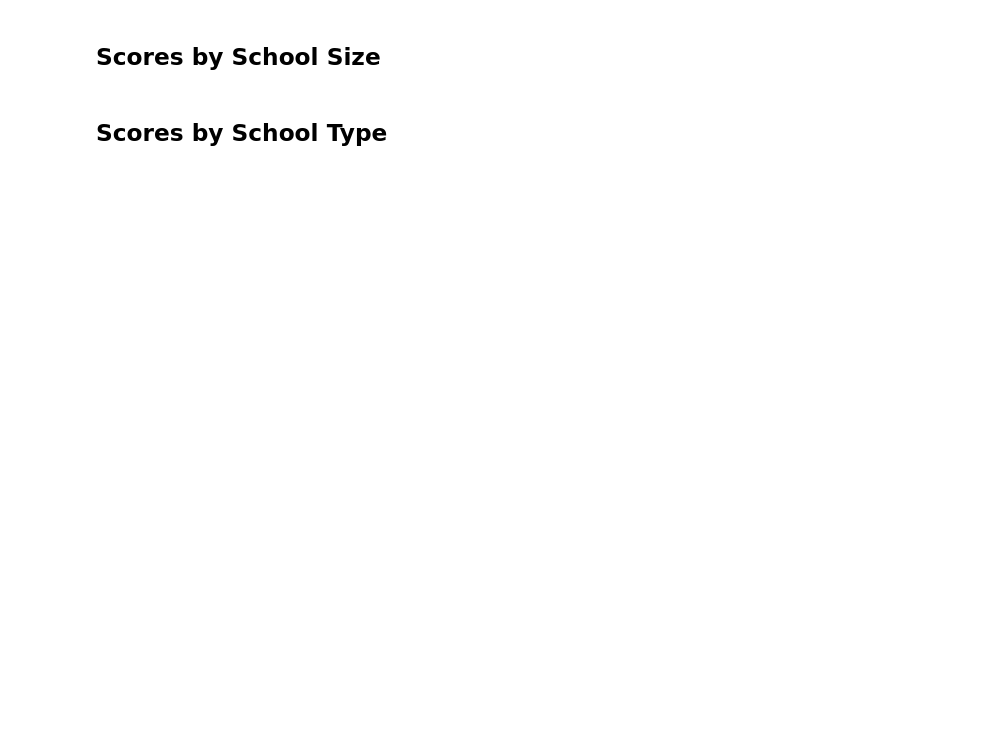
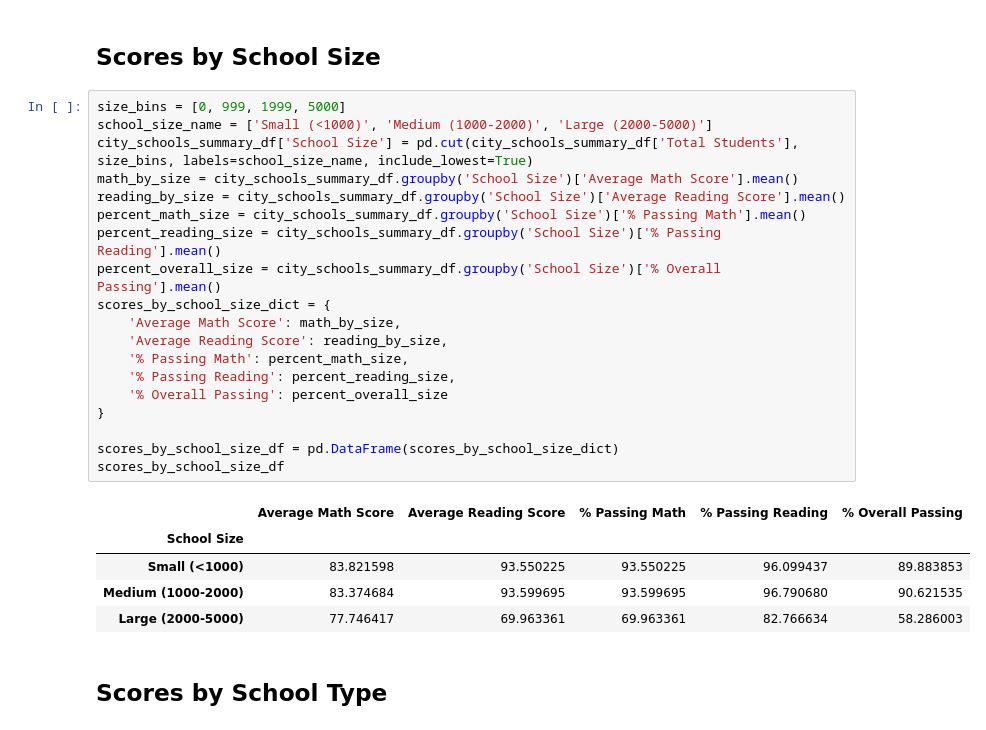
Before and after one commit to abpuccini/pandas-challenge, a Jupyter notebook: PyCitySchools/PyCitySchool.ipynb, the cells around one changed output. Cells and saved outputs as stored; diff of their text form; blank space fills up the shorter version.

```diff
--- a/PyCitySchools/PyCitySchool.ipynb
+++ b/PyCitySchools/PyCitySchool.ipynb
@@ -287,4 +303,29 @@ TypeError: '<' not supported between instances of 'int' and 'str'
 # %% [markdown]
 ## Scores by School Size
+# %%
+size_bins = [0, 999, 1999, 5000]
+school_size_name = ['Small (<1000)', 'Medium (1000-2000)', 'Large (2000-5000)']
+city_schools_summary_df['School Size'] = pd.cut(city_schools_summary_df['Total Students'], size_bins, labels=school_size_name, include_lowest=True)
+math_by_size = city_schools_summary_df.groupby('School Size')['Average Math Score'].mean()
+reading_by_size = city_schools_summary_df.groupby('School Size')['Average Reading Score'].mean()
+percent_math_size = city_schools_summary_df.groupby('School Size')['% Passing Math'].mean()
+percent_reading_size = city_schools_summary_df.groupby('School Size')['% Passing Reading'].mean()
+percent_overall_size = city_schools_summary_df.groupby('School Size')['% Overall Passing'].mean()
+scores_by_school_size_dict = {
+    'Average Math Score': math_by_size,
+    'Average Reading Score': reading_by_size,
+    '% Passing Math': percent_math_size,
+    '% Passing Reading': percent_reading_size,
+    '% Overall Passing': percent_overall_size
+}
+
+scores_by_school_size_df = pd.DataFrame(scores_by_school_size_dict)
+scores_by_school_size_df
+# %% [output]
+|  | Average Math Score | Average Reading Score | % Passing Math | % Passing Reading | % Overall Passing |
+| School Size |  |  |  |  |  |
+| Small (<1000) | 83.821598 | 93.550225 | 93.550225 | 96.099437 | 89.883853 |
+| Medium (1000-2000) | 83.374684 | 93.599695 | 93.599695 | 96.790680 | 90.621535 |
+| Large (2000-5000) | 77.746417 | 69.963361 | 69.963361 | 82.766634 | 58.286003 |
 # %% [markdown]
 ## Scores by School Type
```
Also changed, not shown: parts of 5 cells of this notebook.
